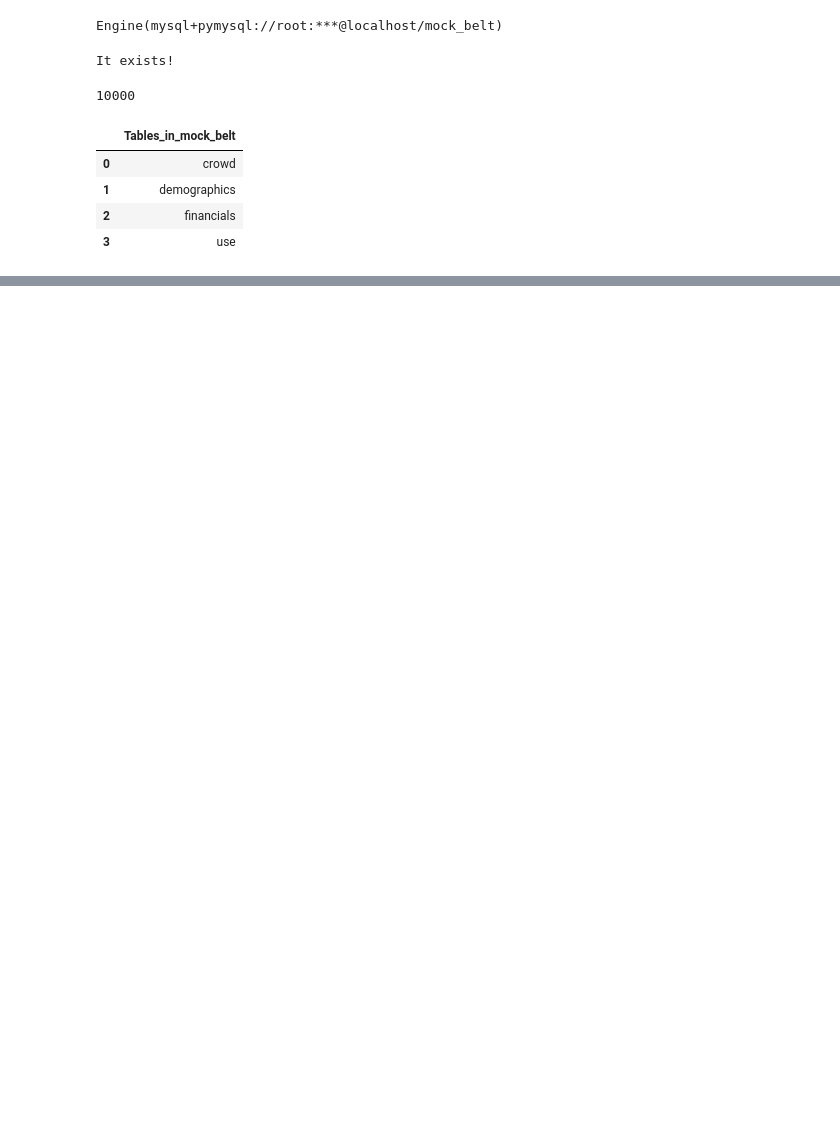
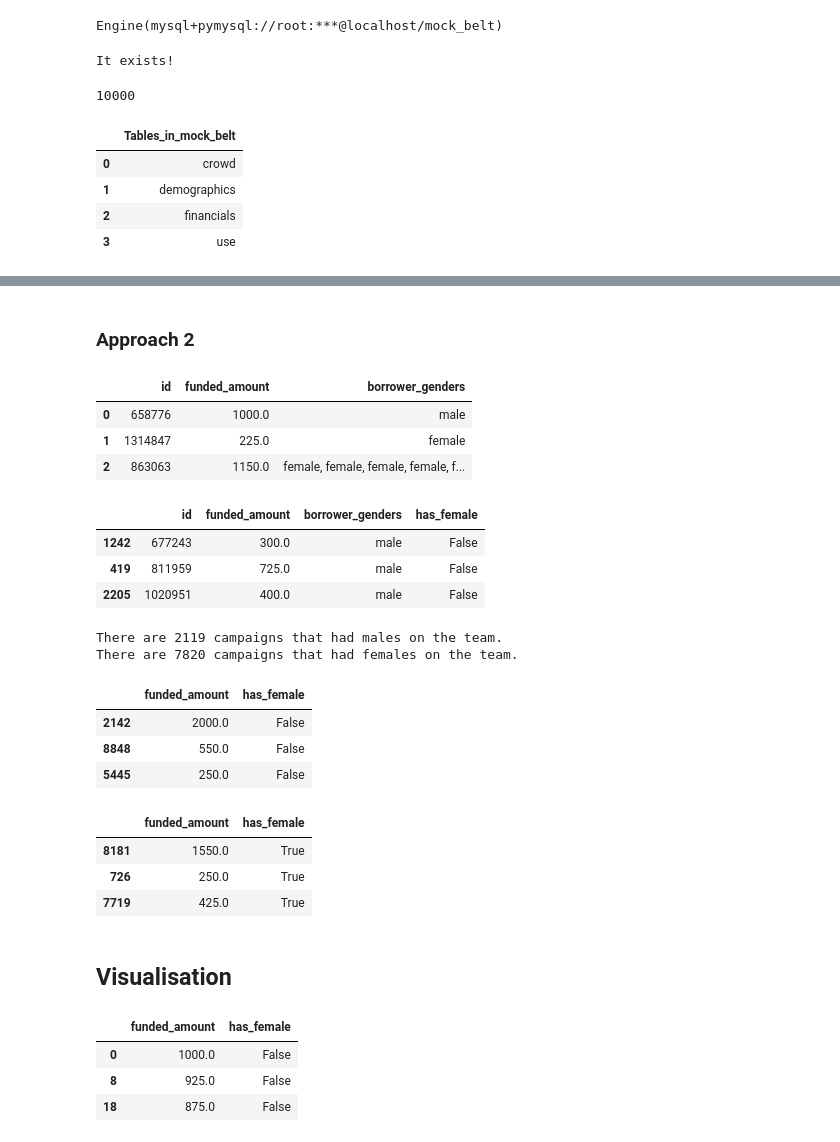
Before and after one commit to juDEcorous/Data-Enrichment-Mock-Belt-Exam, a Jupyter notebook: Jude-Maico-Jr__Mock-Exam.ipynb, the cells around one changed output, grey strips where cells are left out. Cells and saved outputs as stored; diff of their text form; code cells hidden in the pictures; blank space fills up the shorter version.

```diff
--- a/Jude-Maico-Jr__Mock-Exam.ipynb
+++ b/Jude-Maico-Jr__Mock-Exam.ipynb
@@ -174,0 +247,53 @@ pd.read_sql(use_query, engine)
+# %% [markdown]
+### Approach 2
+# %%
+# 2nd approach
+df3 = pd.merge(financials, demographics, on = 'id')
+df3 = df3.drop(columns =['currency', 'term_in_months', 'country', 'region'])
+df3.head(3)
+# %% [output]
+|  | id | funded_amount | borrower_genders |
+| 0 | 658776 | 1000.0 | male |
+| 1 | 1314847 | 225.0 | female |
+| 2 | 863063 | 1150.0 | female, female, female, female, f... |
+# %%
+df3['has_female'] = df3['borrower_genders'].str.contains('female', case = False)
+df3.sample(3)
+# %% [output]
+|  | id | funded_amount | borrower_genders | has_female |
+| 1242 | 677243 | 300.0 | male | False |
+| 419 | 811959 | 725.0 | male | False |
+| 2205 | 1020951 | 400.0 | male | False |
+# %%
+# separate the column of interest
+male_df1 = df3.loc[df3['has_female'] == False, ['funded_amount', 'has_female']]
+female_df1 = df3.loc[df3['has_female'] == True, ['funded_amount', 'has_female']]
+print(f'There are {len(male_df)} campaigns that had males on the team.')
+print(f'There are {len(female_df)} campaigns that had females on the team.')
+# %% [output]
+There are 2119 campaigns that had males on the team.
+There are 7820 campaigns that had females on the team.
+# %%
+male_df1.sample(3)
+# %% [output]
+|  | funded_amount | has_female |
+| 2142 | 2000.0 | False |
+| 8848 | 550.0 | False |
+| 5445 | 250.0 | False |
+# %%
+female_df1.sample(3)
+# %% [output]
+|  | funded_amount | has_female |
+| 8181 | 1550.0 | True |
+| 726 | 250.0 | True |
+| 7719 | 425.0 | True |
+# %% [markdown]
+## Visualisation
+# %%
+plot_df = pd.concat([male_df, female_df], axis = 0)
+plot_df.head(3)
+# %% [output]
+|  | funded_amount | has_female |
+| 0 | 1000.0 | False |
+| 8 | 925.0 | False |
+| 18 | 875.0 | False |
```
Also changed, not shown: parts of 33 cells of this notebook.
